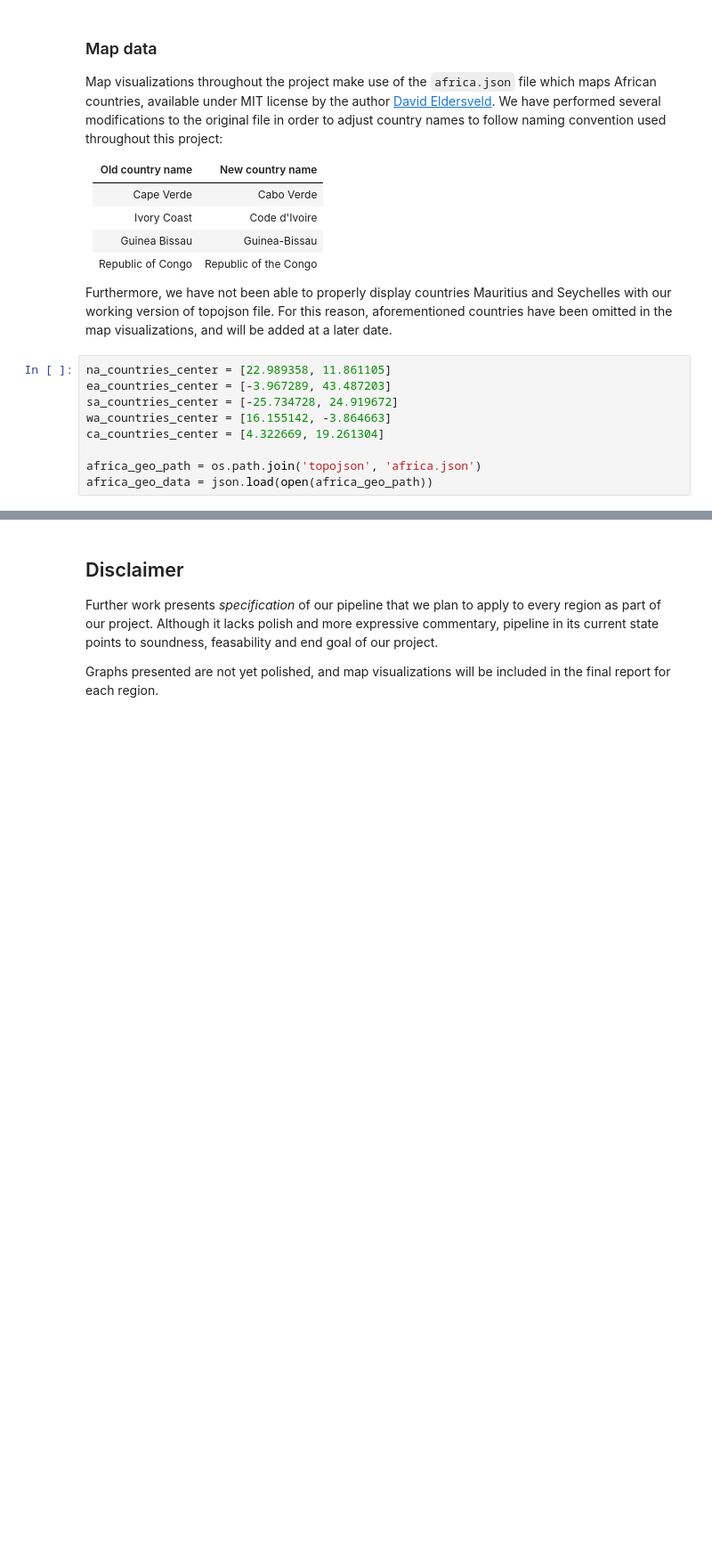
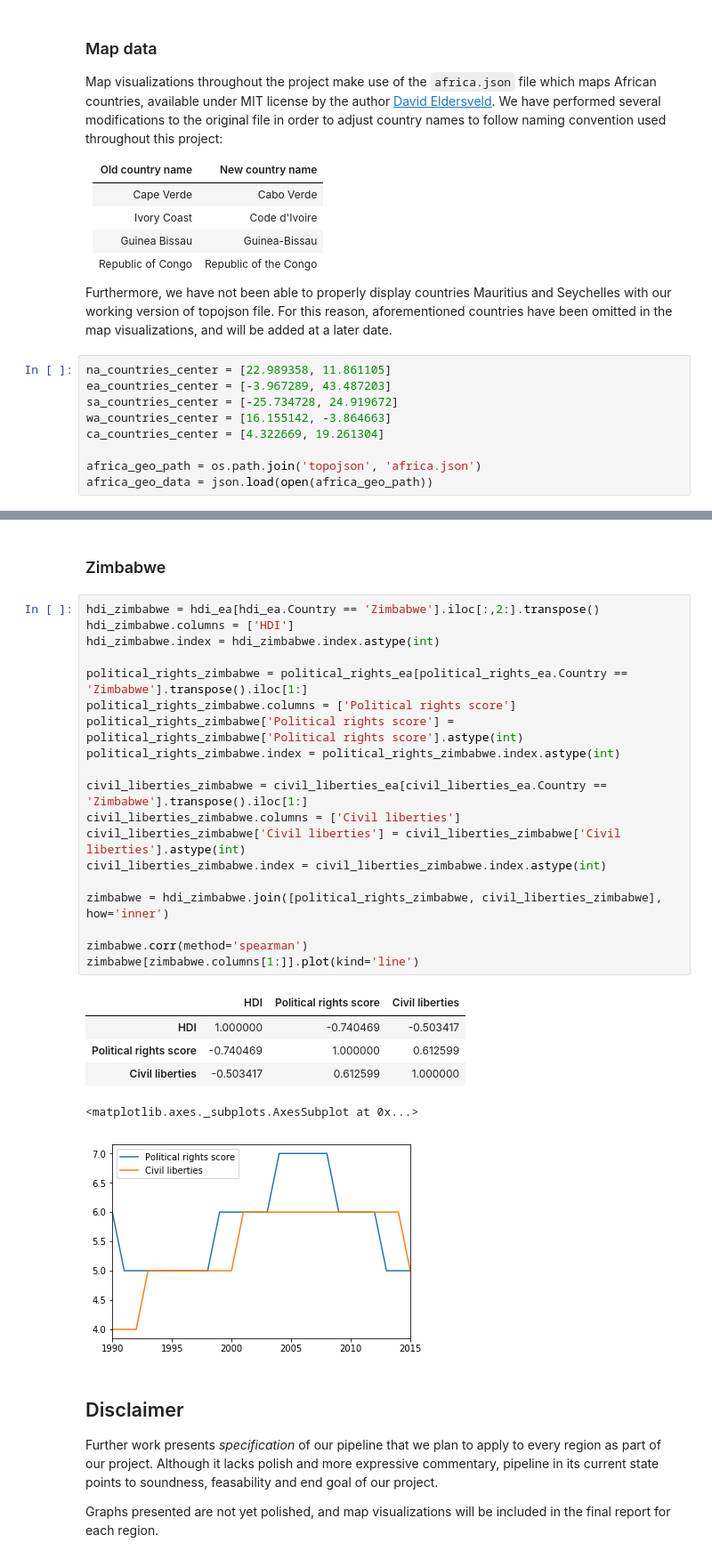
Before and after one commit to zenhaeus/cs-401, a Jupyter notebook: project/Project - report.ipynb, the cells around one changed output, grey strips where cells are left out. Shown at 89% size. Saved outputs shown, nothing was run; the diff lists cells and outputs as text; blank space fills up the shorter version.

Commit message:
Started work on Zimbabwe case study

```diff
--- a/project/Project - report.ipynb
+++ b/project/Project - report.ipynb
@@ -338,6 +338,34 @@ africa.choropleth(africa_geo_data,
 africa
 # %% [output]
 [interactive output not drawn]
+# %% [markdown]
+### Zimbabwe
+# %%
+hdi_zimbabwe = hdi_ea[hdi_ea.Country == 'Zimbabwe'].iloc[:,2:].transpose()
+hdi_zimbabwe.columns = ['HDI']
+hdi_zimbabwe.index = hdi_zimbabwe.index.astype(int)
+
+political_rights_zimbabwe = political_rights_ea[political_rights_ea.Country == 'Zimbabwe'].transpose().iloc[1:]
+political_rights_zimbabwe.columns = ['Political rights score']
+political_rights_zimbabwe['Political rights score'] = political_rights_zimbabwe['Political rights score'].astype(int)
+political_rights_zimbabwe.index = political_rights_zimbabwe.index.astype(int)
+
+civil_liberties_zimbabwe = civil_liberties_ea[civil_liberties_ea.Country == 'Zimbabwe'].transpose().iloc[1:]
+civil_liberties_zimbabwe.columns = ['Civil liberties']
+civil_liberties_zimbabwe['Civil liberties'] = civil_liberties_zimbabwe['Civil liberties'].astype(int)
+civil_liberties_zimbabwe.index = civil_liberties_zimbabwe.index.astype(int)
+
+zimbabwe = hdi_zimbabwe.join([political_rights_zimbabwe, civil_liberties_zimbabwe], how='inner')
+
+zimbabwe.corr(method='spearman')
+zimbabwe[zimbabwe.columns[1:]].plot(kind='line')
+# %% [output]
+|  | HDI | Political rights score | Civil liberties |
+| HDI | 1.000000 | -0.740469 | -0.503417 |
+| Political rights score | -0.740469 | 1.000000 | 0.612599 |
+| Civil liberties | -0.503417 | 0.612599 | 1.000000 |
+<matplotlib.axes._subplots.AxesSubplot at 0x...>
+[figure, added]
 # %% [markdown]
 ## Disclaimer
 
```
